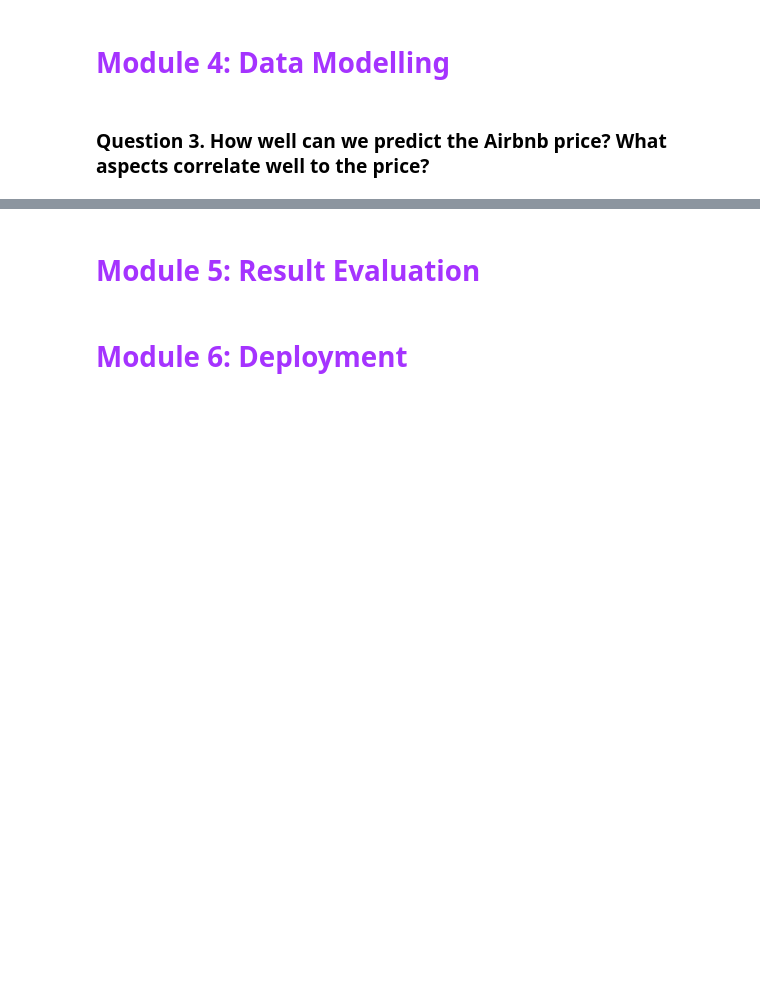
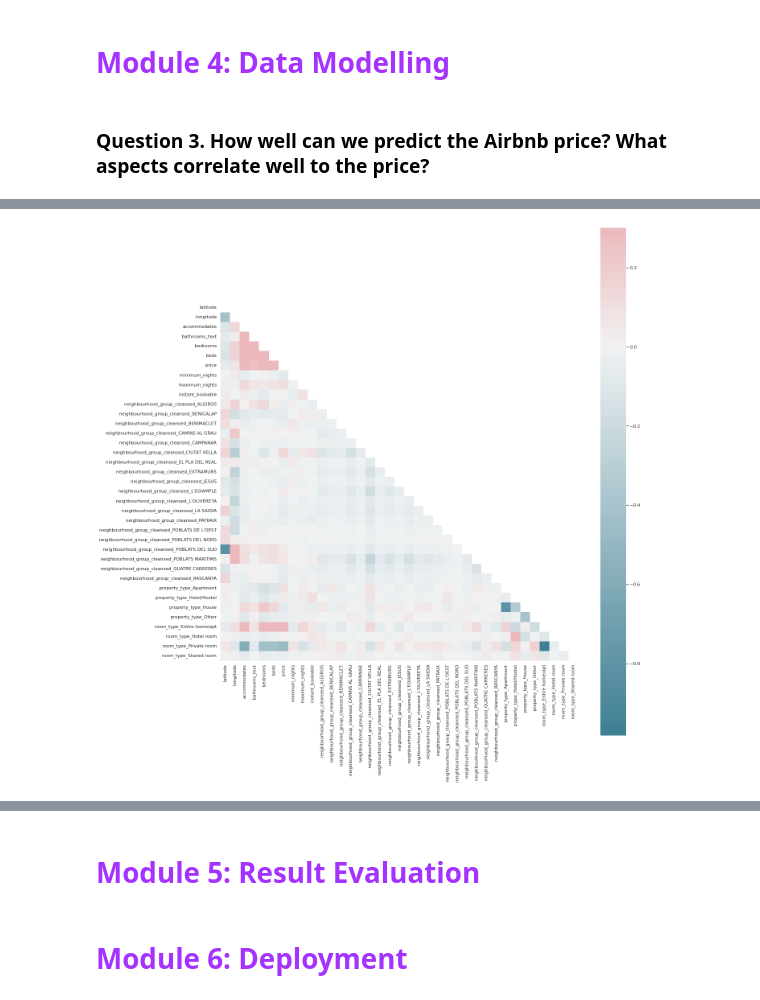
Before and after one commit to MartaBallesterB/DS_projects_nanodegree, a Jupyter notebook: Writing a Data Scientist Blog Post/Valencia_Airbnb_dataset.ipynb, the cells around one changed output, grey strips where cells are left out. Drawn from its saved outputs; the diff is of its cells as text; code cells hidden in the pictures; blank space fills up the shorter version.

```diff
--- a/Writing a Data Scientist Blog Post/Valencia_Airbnb_dataset.ipynb
+++ b/Writing a Data Scientist Blog Post/Valencia_Airbnb_dataset.ipynb
@@ -653,0 +564,3 @@ Accuracy: 63.4 %.
+# %%
+for column in ['bathrooms_text', 'bedrooms', 'beds']:
+    final_listings[column].fillna(final_listings[column].median(), inplace=True)
@@ -653,0 +575,11 @@ Accuracy: 63.4 %.
+# %%
+# Print a heatmap with the variable correlations
+corr = final_listings.corr()
+mask = np.zeros_like(corr)
+mask[np.triu_indices_from(mask)] = True
+with sns.axes_style("whitegrid"):
+    f, ax = plt.subplots(figsize=(20,20))
+    cmap = sns.diverging_palette(220, 10, as_cmap=True)
+    ax = sns.heatmap(corr, mask=mask, vmax=.3, square=True, cmap=cmap, center = 0)
+# %% [output]
+[figure, added]
```
Also changed, not shown: parts of 80 cells of this notebook.
